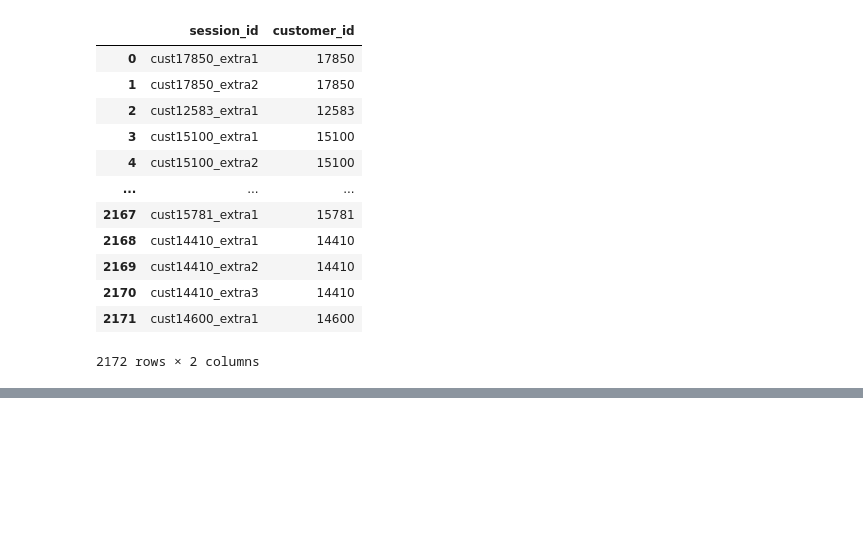
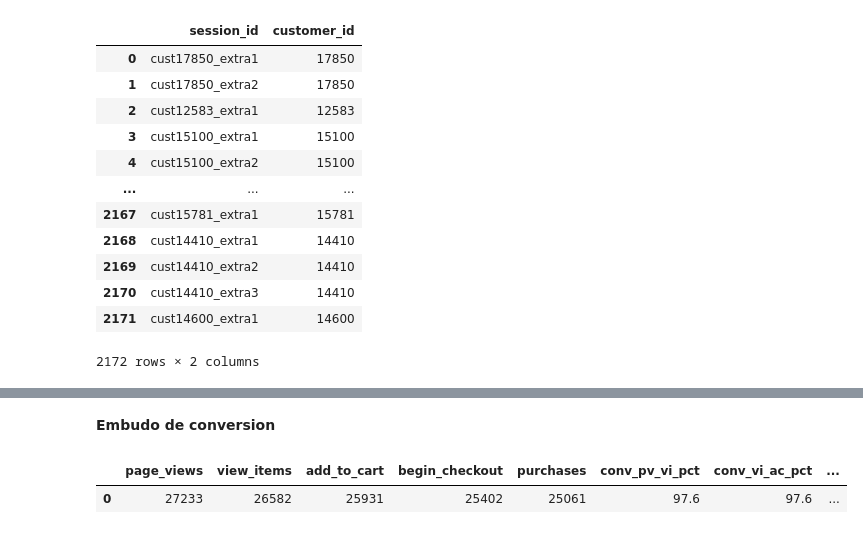
Before and after one commit to gbuvoli/DA_T8, a Jupyter notebook: Sprint4_semana1.ipynb, the cells around one changed output, grey strips where cells are left out. Drawn from its saved outputs; the diff is of its cells as text; code cells hidden in the pictures; blank space fills up the shorter version.

```diff
--- a/Sprint4_semana1.ipynb
+++ b/Sprint4_semana1.ipynb
@@ -403,0 +422,45 @@ pd.read_sql(query, conn)
+# %% [markdown]
+**Embudo de conversion**
+# %%
+query= '''
+WITH
+  pv AS (
+    SELECT COUNT(DISTINCT session_id) AS cnt_pv
+    FROM events
+    WHERE event_name = 'page_view'
+  ),
+  vi AS (
+    SELECT COUNT(DISTINCT session_id) AS cnt_vi
+    FROM events
+    WHERE event_name = 'view_item'
+  ),
+  ac AS (
+    SELECT COUNT(DISTINCT session_id) AS cnt_ac
+    FROM events
+    WHERE event_name = 'add_to_cart'
+  ),
+  co AS (
+    SELECT COUNT(DISTINCT session_id) AS cnt_co
+    FROM events
+    WHERE event_name = 'begin_checkout'
+  ),
+  pu AS (
+    SELECT COUNT(DISTINCT session_id) AS cnt_pu
+    FROM events
+    WHERE event_name = 'purchase'
+  )
+SELECT
+  pv.cnt_pv    AS page_views,
+  vi.cnt_vi    AS view_items,
+  ac.cnt_ac    AS add_to_cart,
+  co.cnt_co    AS begin_checkout,
+  pu.cnt_pu    AS purchases,
+  ROUND(vi.cnt_vi*100.0/pv.cnt_pv,1) AS conv_pv_vi_pct,
+  ROUND(ac.cnt_ac*100.0/vi.cnt_vi,1) AS conv_vi_ac_pct,
+  ROUND(pu.cnt_pu*100.0/ac.cnt_ac,1) AS conv_ac_pu_pct
+FROM pv, vi, ac, co, pu;
+    '''
+pd.read_sql(query, conn)
+# %% [output]
+|  | page_views | view_items | add_to_cart | begin_checkout | purchases | conv_pv_vi_pct | conv_vi_ac_pct | ... |
+| 0 | 27233 | 26582 | 25931 | 25402 | 25061 | 97.6 | 97.6 | ... |
```
Also changed, not shown: parts of 12 cells of this notebook.
